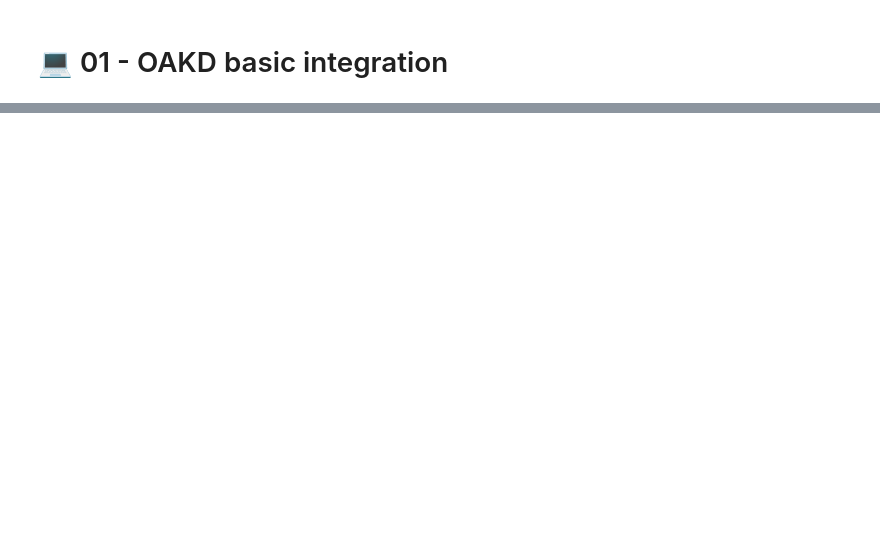
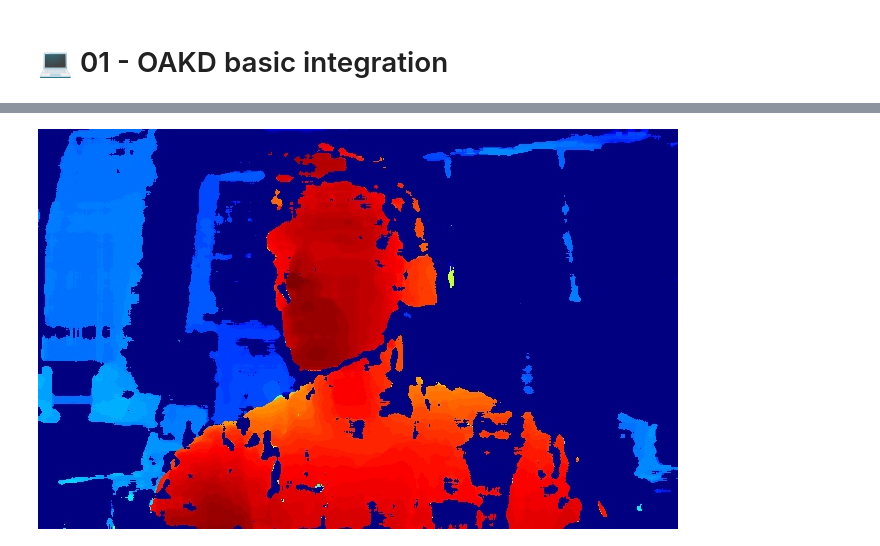
Before and after one commit to viciopoli01/oakd-tutorials, a Jupyter notebook: oakd/solution/01-basic-integration/basics.ipynb, the cells around one changed output, grey strips where cells are left out. Saved outputs shown, nothing was run; the diff lists cells and outputs as text; code cells hidden in the pictures; blank space fills up the shorter version.

```diff
--- a/oakd/solution/01-basic-integration/basics.ipynb
+++ b/oakd/solution/01-basic-integration/basics.ipynb
@@ -915,0 +121,7 @@ RuntimeError: You cannot instantiate two objects of type DTROS
+# %%
+def create_output_queues(device: dai.Device,
+                         outputs: Dict[str, dai.XLinkOut]) -> Dict[str, dai.DataOutputQueue]:
+    queues = dict()
+    for name, xout_link in outputs.items():
+        queues[name] = device.getOutputQueue(name=name, maxSize=1, blocking=False)
+    return queues
@@ -915,0 +190,9 @@ RuntimeError: You cannot instantiate two objects of type DTROS
+# %%
+def disparity_to_rgb(disparity: np.ndarray) -> np.ndarray:
+    norm = cv2.normalize(disparity, None, 0, 255, cv2.NORM_MINMAX).astype(np.uint8)
+    colored = cv2.applyColorMap(norm, cv2.COLORMAP_JET)
+    return colored
+
+hello_oakd('disparity', im_proc=disparity_to_rgb)
+# %% [output]
+[figure, added]
```
Also changed, not shown: parts of 37 cells of this notebook, 1 other file.
